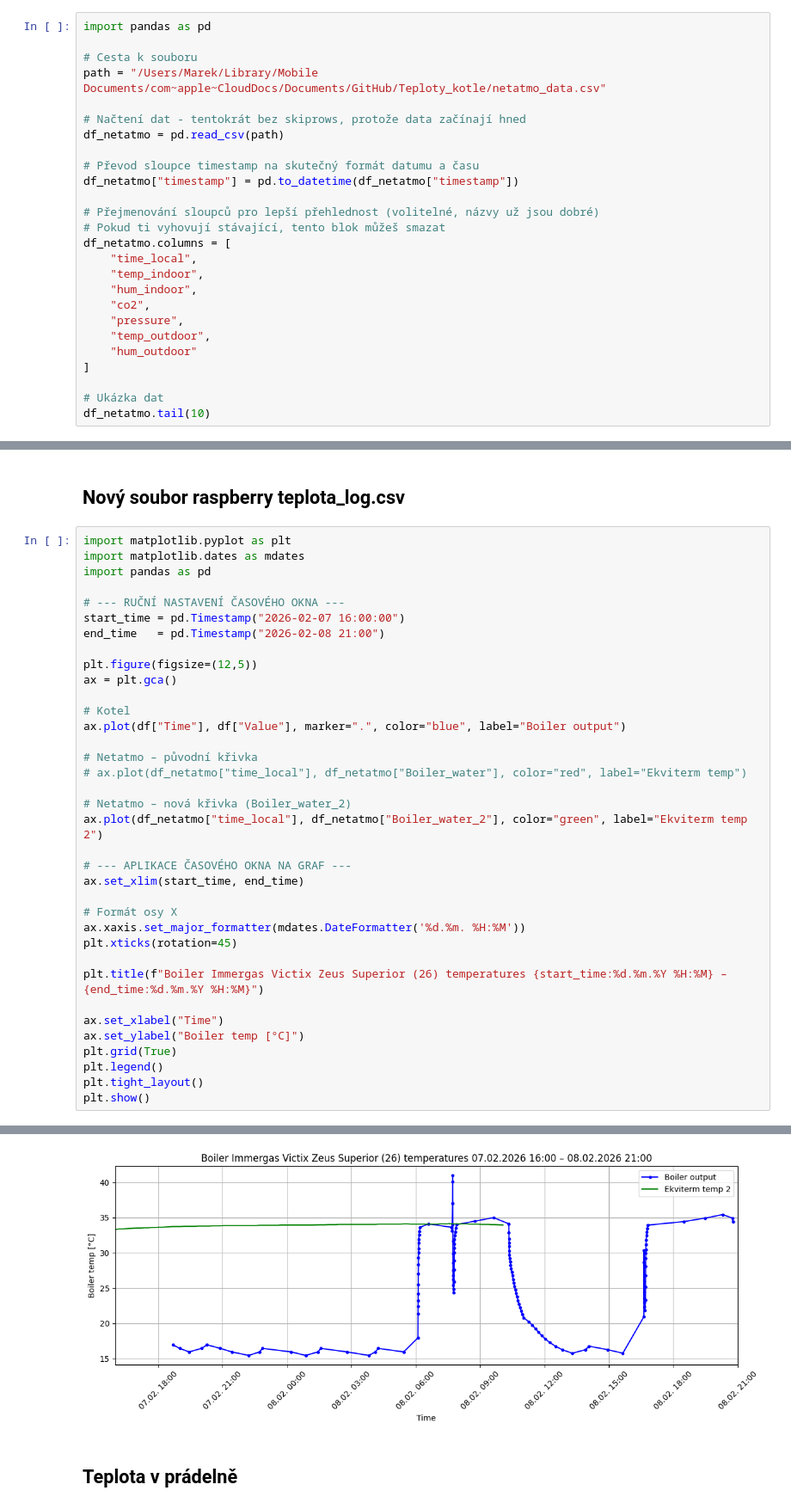
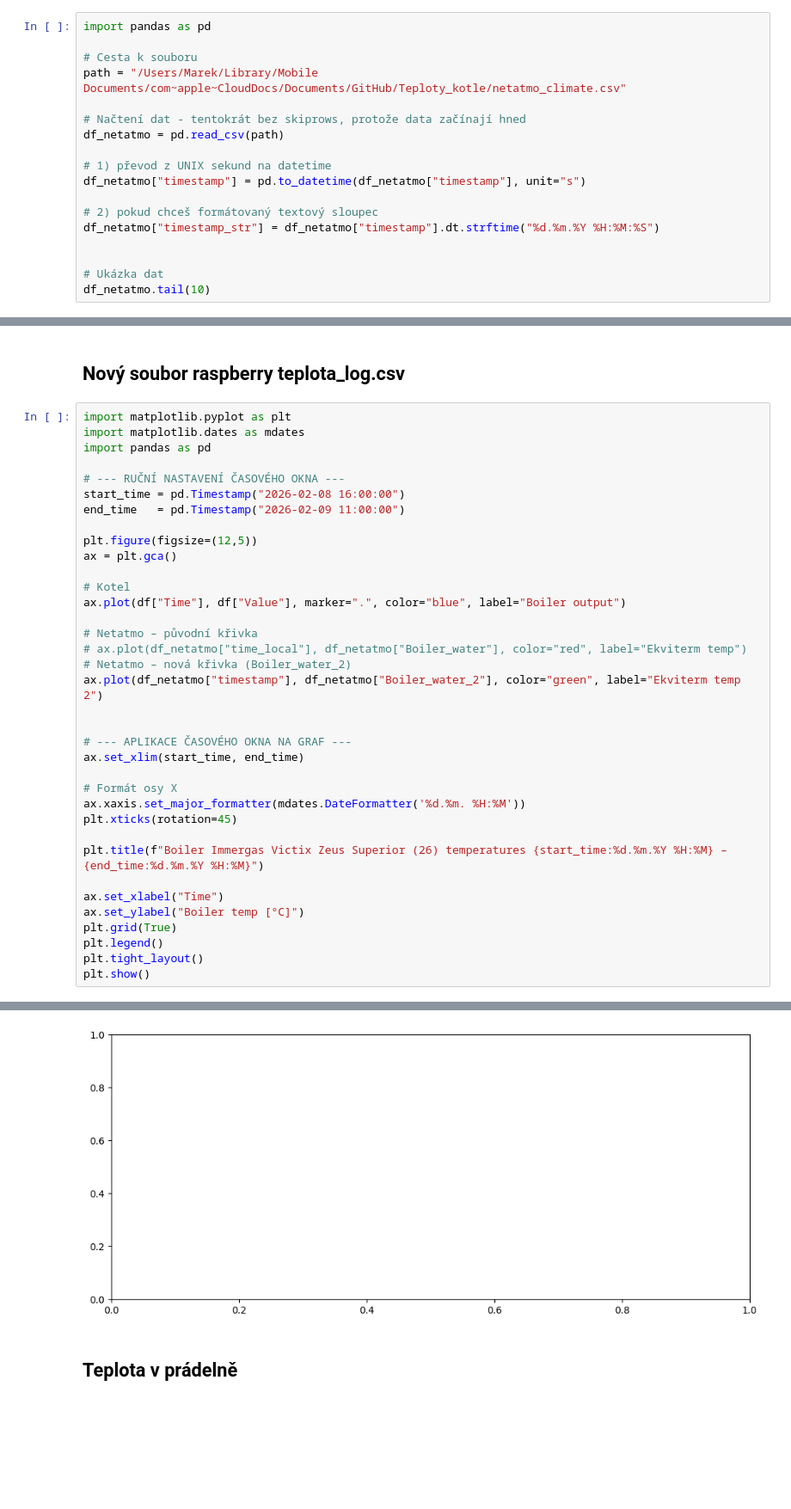
Before and after one commit to MarekCoderslab/Teploty_kotle, a Jupyter notebook: Teplota_kotle.ipynb, the cells around one changed output, grey strips where cells are left out. Shown at 86% size. Saved outputs shown, nothing was run; the diff lists cells and outputs as text; blank space fills up the shorter version.

```diff
--- a/Teplota_kotle.ipynb
+++ b/Teplota_kotle.ipynb
@@ -32,25 +33,17 @@ df_plot.tail(20)
 import pandas as pd
 
 # Cesta k souboru
-path = "/Users/Marek/Library/Mobile Documents/com~apple~CloudDocs/Documents/GitHub/Teploty_kotle/netatmo_data.csv"
+path = "/Users/Marek/Library/Mobile Documents/com~apple~CloudDocs/Documents/GitHub/Teploty_kotle/netatmo_climate.csv"
 
 # Načtení dat - tentokrát bez skiprows, protože data začínají hned
 df_netatmo = pd.read_csv(path)
 
-# Převod sloupce timestamp na skutečný formát datumu a času
-df_netatmo["timestamp"] = pd.to_datetime(df_netatmo["timestamp"])
+# 1) převod z UNIX sekund na datetime
+df_netatmo["timestamp"] = pd.to_datetime(df_netatmo["timestamp"], unit="s")
 
-# Přejmenování sloupců pro lepší přehlednost (volitelné, názvy už jsou dobré)
-# Pokud ti vyhovují stávající, tento blok můžeš smazat
-df_netatmo.columns = [
-    "time_local",
-    "temp_indoor",
-    "hum_indoor",
-    "co2",
-    "pressure",
-    "temp_outdoor",
-    "hum_outdoor"
-]
+# 2) pokud chceš formátovaný textový sloupec
+df_netatmo["timestamp_str"] = df_netatmo["timestamp"].dt.strftime("%d.%m.%Y %H:%M:%S")
+
 
 # Ukázka dat
 df_netatmo.tail(10)
@@ -257,8 +250,8 @@ import matplotlib.dates as mdates
 import pandas as pd
 
 # --- RUČNÍ NASTAVENÍ ČASOVÉHO OKNA ---
-start_time = pd.Timestamp("2026-02-07 16:00:00")
-end_time   = pd.Timestamp("2026-02-08 21:00")
+start_time = pd.Timestamp("2026-02-08 16:00:00")
+end_time   = pd.Timestamp("2026-02-09 11:00:00")
 
 plt.figure(figsize=(12,5))
 ax = plt.gca()
@@ -268,9 +261,9 @@ ax.plot(df["Time"], df["Value"], marker=".", color="blue", label="Boiler output"
 
 # Netatmo – původní křivka
 # ax.plot(df_netatmo["time_local"], df_netatmo["Boiler_water"], color="red", label="Ekviterm temp")
+# Netatmo – nová křivka (Boiler_water_2)
+ax.plot(df_netatmo["timestamp"], df_netatmo["Boiler_water_2"], color="green", label="Ekviterm temp 2")
 
-# Netatmo – nová křivka (Boiler_water_2)
-ax.plot(df_netatmo["time_local"], df_netatmo["Boiler_water_2"], color="green", label="Ekviterm temp 2")
 
 # --- APLIKACE ČASOVÉHO OKNA NA GRAF ---
 ax.set_xlim(start_time, end_time)
@@ -291,4 +285,4 @@ plt.show()
-[figure, old version]
+[figure, new version]
 # %% [markdown]
 ## Teplota v prádelně
 # %%
```
Also changed, not shown: parts of 10 cells of this notebook, 4 other files.
